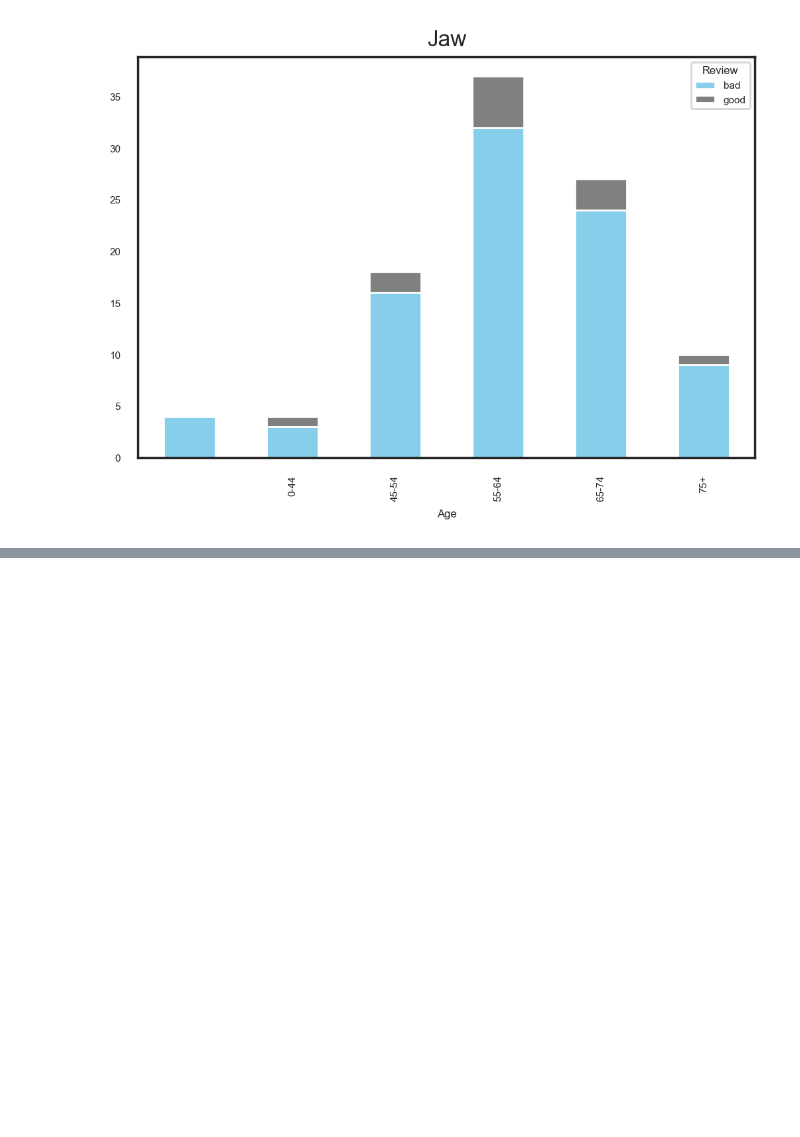
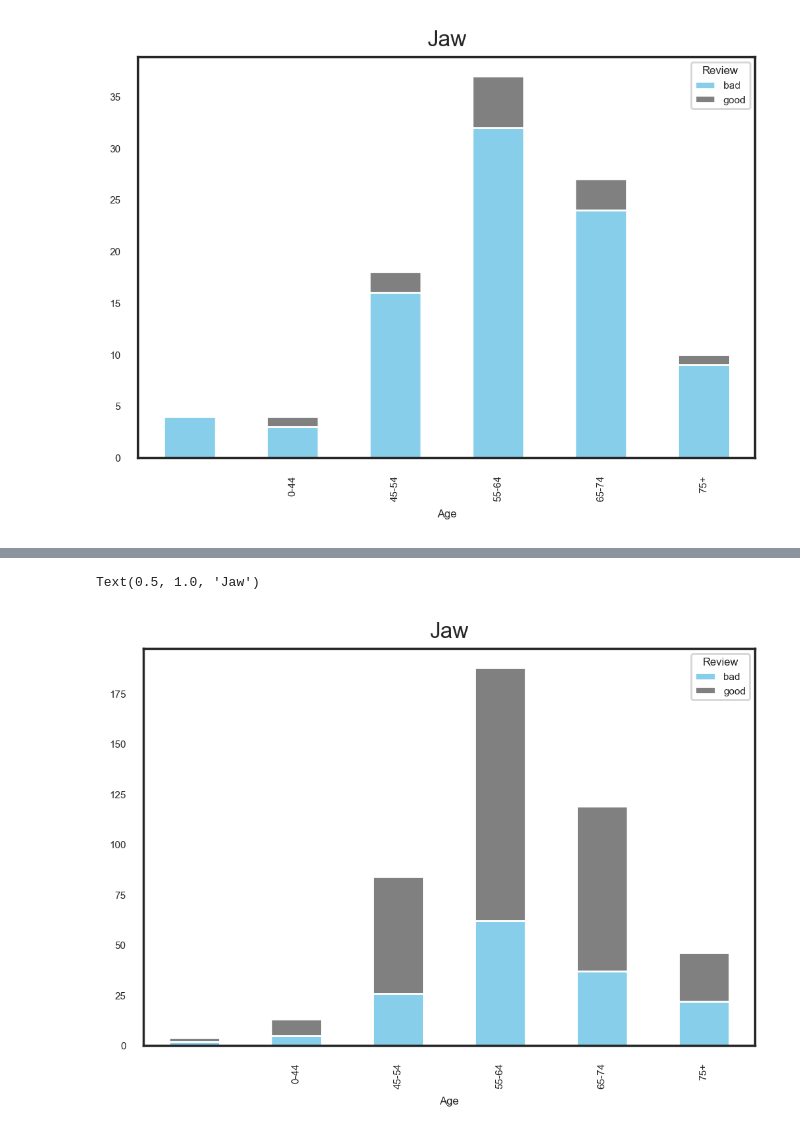
Before and after one commit to woonsupkim/DrugReview, a Jupyter notebook: Woon_after_Classification.ipynb, the cells around one changed output, grey strips where cells are left out. Saved outputs shown, nothing was run; the diff lists cells and outputs as text; code cells hidden in the pictures; blank space fills up the shorter version.

```diff
--- a/Woon_after_Classification.ipynb
+++ b/Woon_after_Classification.ipynb
@@ -439,6 +447,11 @@ for i in range(len(df_side_effects)):
     elif df_side_effects['jaw pain_m'][i] < thresh:
         side11.append(0)
 
+    if df_side_effects['max'][i] < thresh:
+        side12.append(1)
+    elif df_side_effects['max'][i] >= thresh:
+        side12.append(0)
+
 
 
 df_side_effects['limb pain'] = side1
@@ -452,11 +465,9 @@ df_side_effects['headache'] = side8
 df_side_effects['flu'] = side9
 df_side_effects['back pain'] = side10
 df_side_effects['jaw pain'] = side11
+df_side_effects['other'] = side12
 # %%
 side_tf = []
-
-
-thresh = 0.7
 
 for i in range(len(df_side_effects)):
     if df_side_effects['limb pain'][i] == 1:
@@ -481,7 +492,7 @@ for i in range(len(df_side_effects)):
         side_tf.append('back pain')
     elif df_side_effects['jaw pain'][i] == 1:
         side_tf.append('jaw pain')
-    else:
+    elif df_side_effects['other'][i] == 1:
         side_tf.append('other')
 
 df_side_effects['side_tf'] = side_tf
@@ -517,6 +560,7 @@ df_headache = df_side_effects[df_side_effects['headache'] == 1]
 df_flu = df_side_effects[df_side_effects['flu'] == 1]
 df_back = df_side_effects[df_side_effects['back pain'] == 1]
 df_jaw = df_side_effects[df_side_effects['jaw pain'] == 1]
+df_other = df_side_effects[df_side_effects['other'] == 1]
 # %%
 total = len(df_side_effects)
 print('limb side effects: ', round((len(df_limb)/total)*100,2), '%')
@@ -659,0 +690,8 @@ print(df_tymlos['Reviews'][802])
+# %%
+df_plot = df_other.groupby(['Age', 'Review']).size().reset_index().pivot(columns='Review', index='Age', values=0)
+#df_plot
+df_plot.plot(kind='bar', stacked=True, color=["skyblue", "gray"])
+plt.title('Jaw', fontsize=12)
+# %% [output]
+Text(0.5, 1.0, 'Jaw')
+[figure, added]
```
Also changed, not shown: parts of 18 cells of this notebook.
